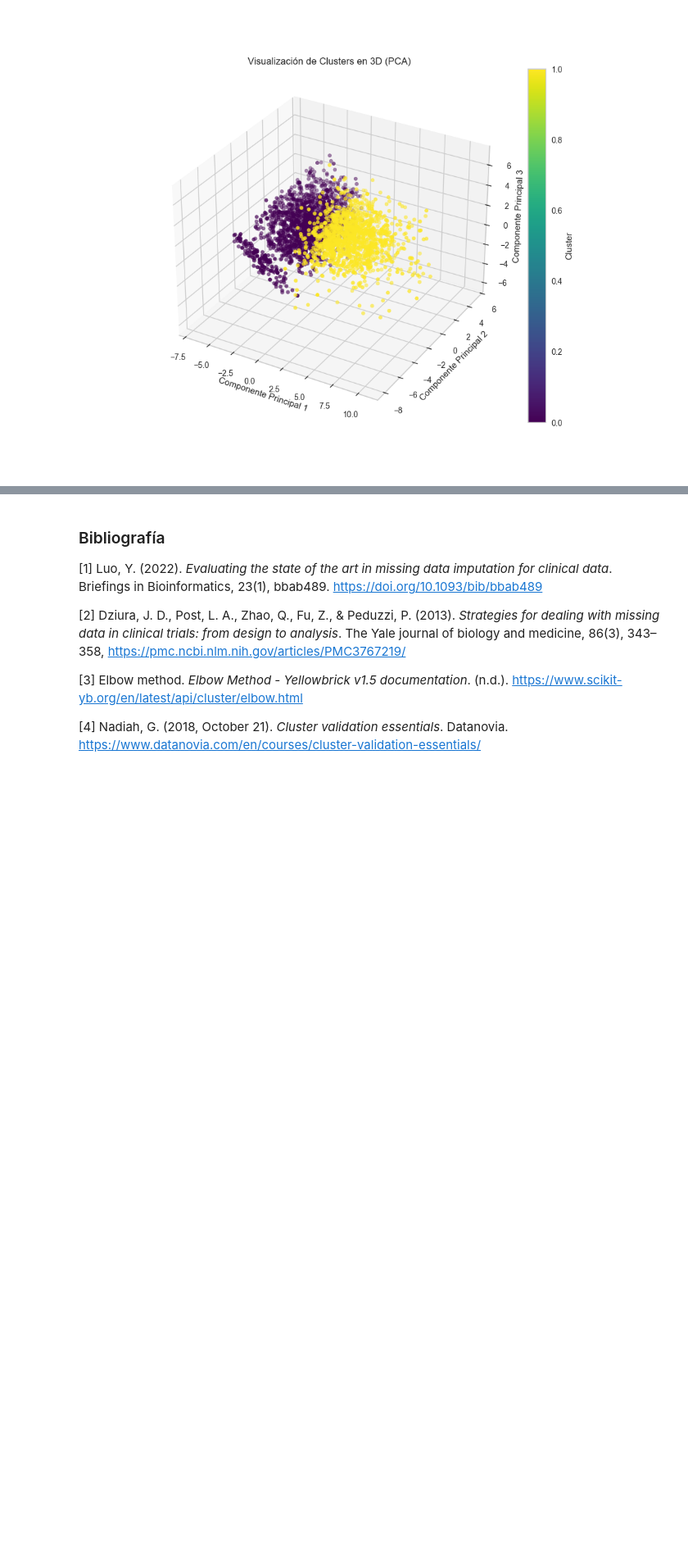
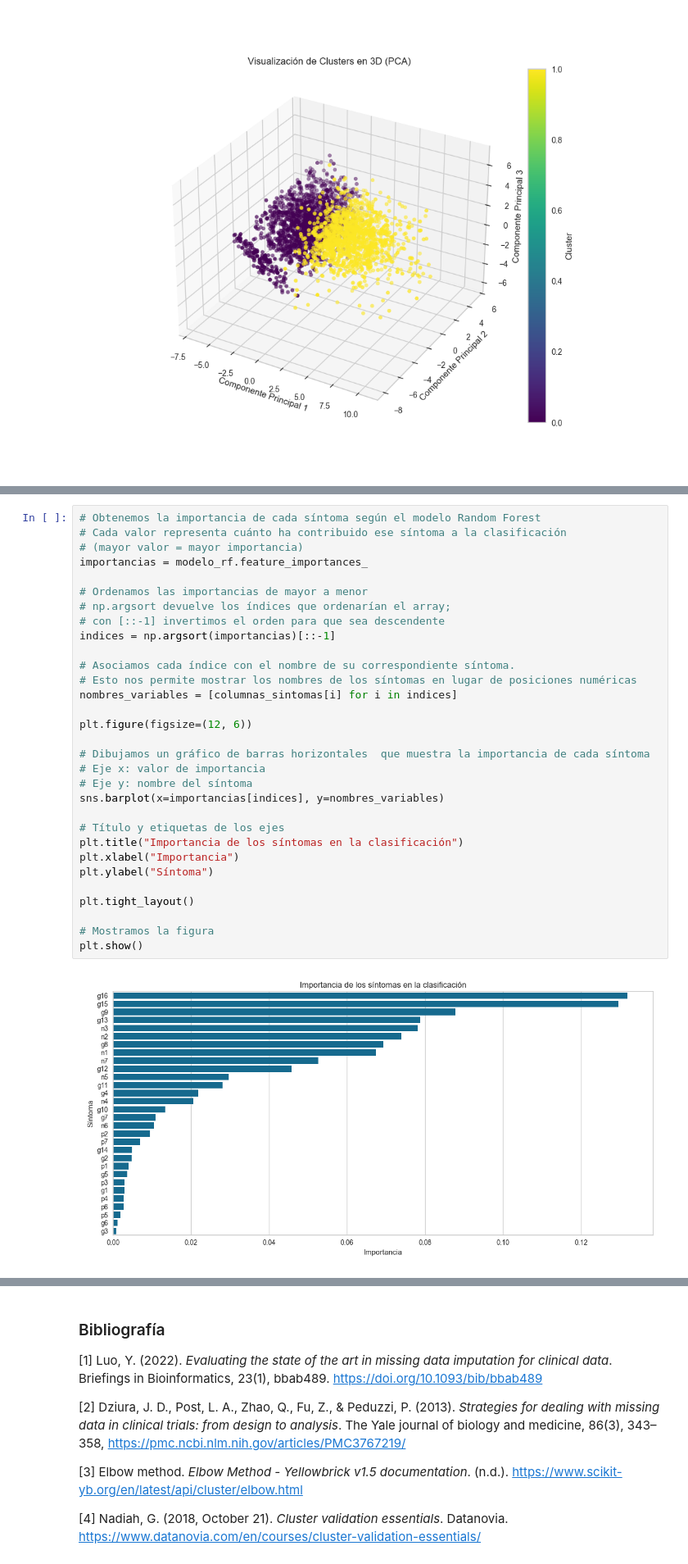
Before and after one commit to Carmoruda/Data_Mining, a Jupyter notebook: LAB_FINAL/Practica_Final_GRUPOC5.ipynb, the cells around one changed output, grey strips where cells are left out. Shown at 82% size. Drawn from its saved outputs; the diff is of its cells as text; blank space fills up the shorter version.

```diff
--- a/LAB_FINAL/Practica_Final_GRUPOC5.ipynb
+++ b/LAB_FINAL/Practica_Final_GRUPOC5.ipynb
@@ -313,0 +453,33 @@ plt.show()
+# %%
+# Obtenemos la importancia de cada síntoma según el modelo Random Forest
+# Cada valor representa cuánto ha contribuido ese síntoma a la clasificación
+# (mayor valor = mayor importancia)
+importancias = modelo_rf.feature_importances_
+
+# Ordenamos las importancias de mayor a menor
+# np.argsort devuelve los índices que ordenarían el array;
+# con [::-1] invertimos el orden para que sea descendente
+indices = np.argsort(importancias)[::-1]
+
+# Asociamos cada índice con el nombre de su correspondiente síntoma.
+# Esto nos permite mostrar los nombres de los síntomas en lugar de posiciones numéricas
+nombres_variables = [columnas_sintomas[i] for i in indices]
+
+plt.figure(figsize=(12, 6))
+
+# Dibujamos un gráfico de barras horizontales  que muestra la importancia de cada síntoma
+# Eje x: valor de importancia
+# Eje y: nombre del síntoma
+sns.barplot(x=importancias[indices], y=nombres_variables)
+
+# Título y etiquetas de los ejes
+plt.title("Importancia de los síntomas en la clasificación")
+plt.xlabel("Importancia")
+plt.ylabel("Síntoma")
+
+plt.tight_layout()
+
+# Mostramos la figura
+plt.show()
+# %% [output]
+[figure, added]
```
Also changed, not shown: parts of 15 cells of this notebook.
